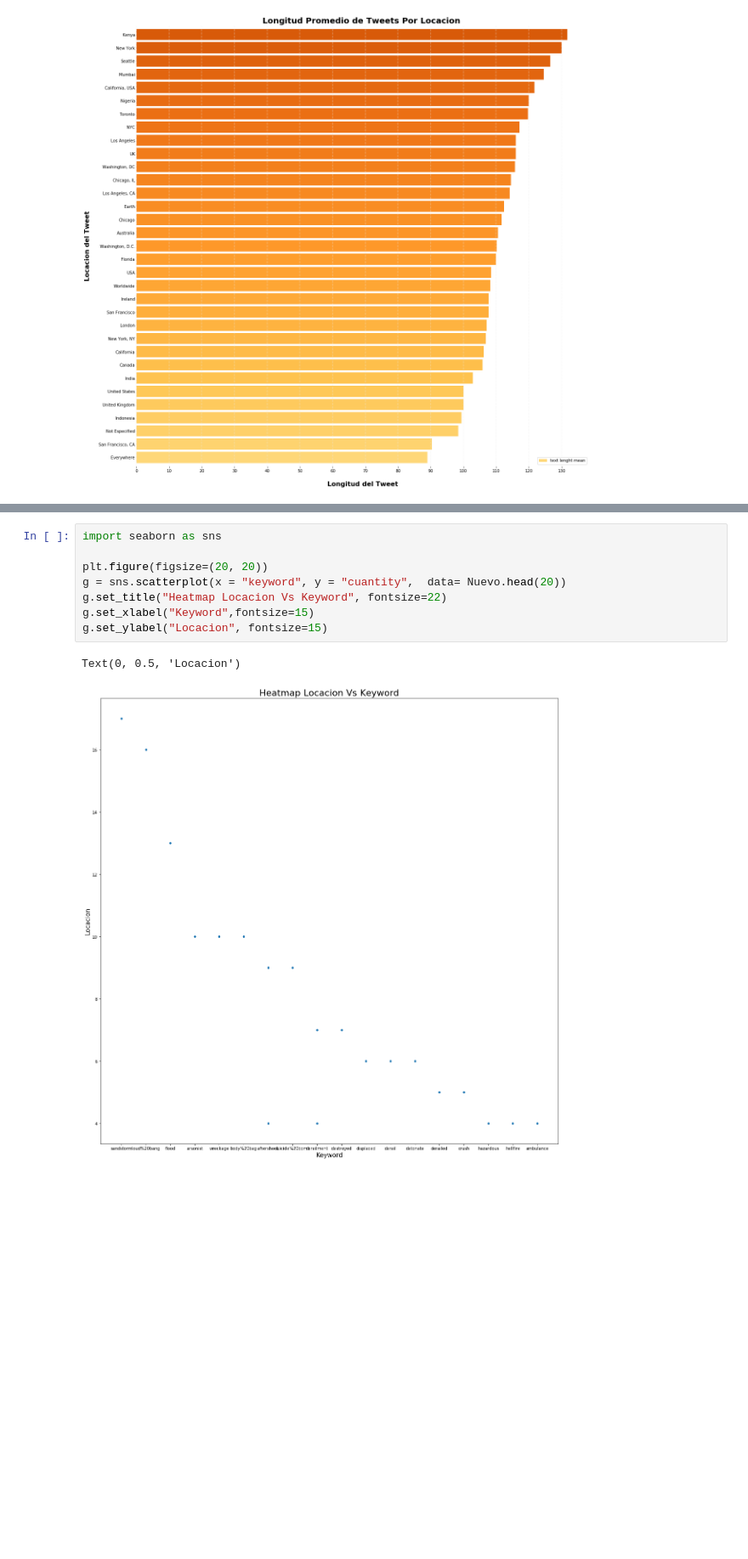
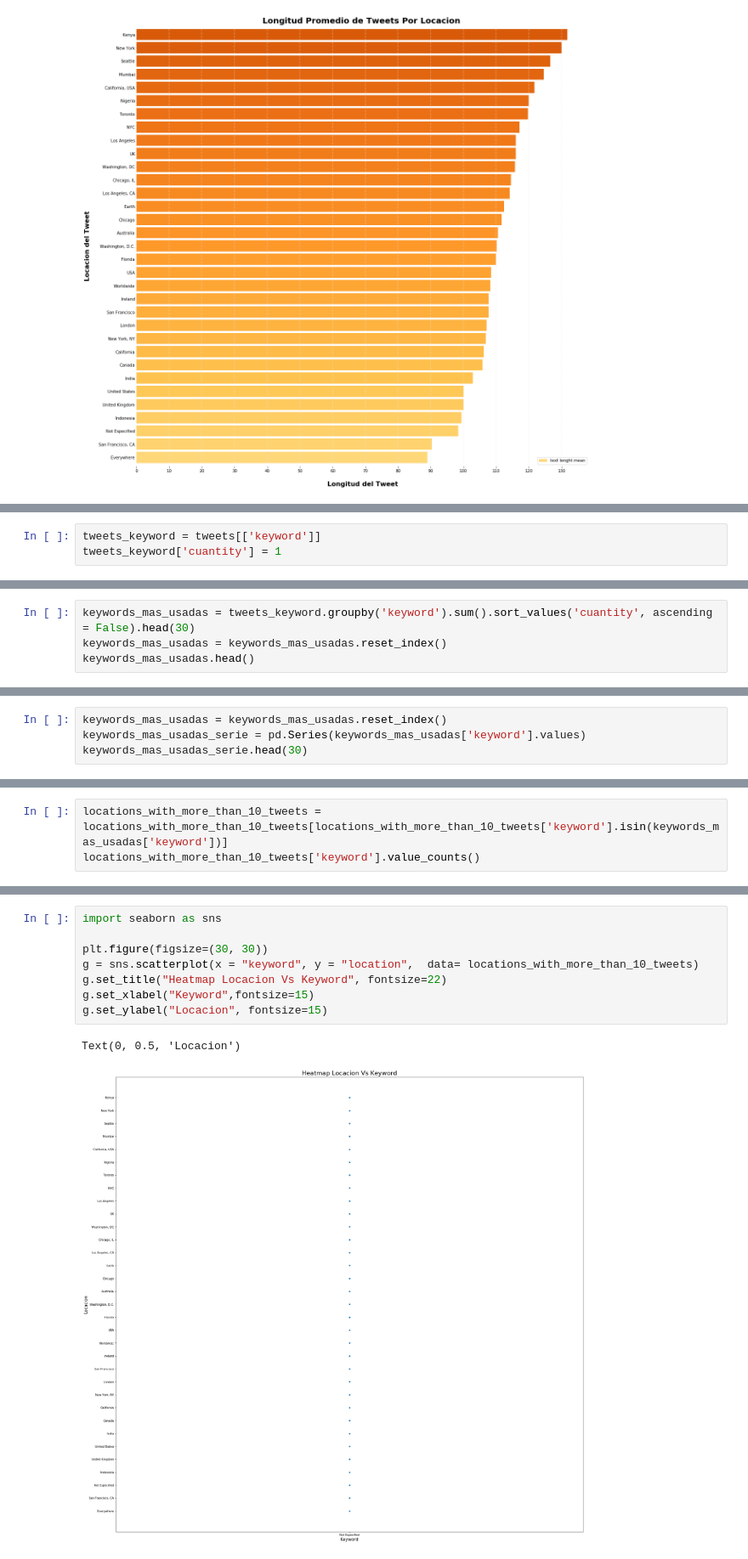
Before and after one commit to RiedelNicolas/TP1-Organizacion-de-Datos, a Jupyter notebook: Hugo.ipynb, the cells around one changed output, grey strips where cells are left out. Shown at 85% size. Drawn from its saved outputs; the diff is of its cells as text; blank space fills up the shorter version.

Commit message:
Casi scatter

```diff
--- a/Hugo.ipynb
+++ b/Hugo.ipynb
@@ -393,0 +383,3 @@ See the caveats in the documentation: https://pandas.pydata.org/pandas-docs/stab
+# %%
+tweets_keyword = tweets[['keyword']]
+tweets_keyword['cuantity'] = 1
@@ -455,0 +394,4 @@ Nuevo.head()
+# %%
+keywords_mas_usadas = tweets_keyword.groupby('keyword').sum().sort_values('cuantity', ascending = False).head(30)
+keywords_mas_usadas = keywords_mas_usadas.reset_index()
+keywords_mas_usadas.head()
@@ -455,0 +405,4 @@ Nuevo.head()
+# %%
+keywords_mas_usadas = keywords_mas_usadas.reset_index()
+keywords_mas_usadas_serie = pd.Series(keywords_mas_usadas['keyword'].values)
+keywords_mas_usadas_serie.head(30)
@@ -455,0 +427,3 @@ Nuevo.head()
+# %%
+locations_with_more_than_10_tweets = locations_with_more_than_10_tweets[locations_with_more_than_10_tweets['keyword'].isin(keywords_mas_usadas['keyword'])]
+locations_with_more_than_10_tweets['keyword'].value_counts()
@@ -456,11 +433,11 @@ Nuevo.head()
 # %%
 import seaborn as sns
 
-plt.figure(figsize=(20, 20))
-g = sns.scatterplot(x = "keyword", y = "cuantity",  data= Nuevo.head(20))
+plt.figure(figsize=(30, 30))
+g = sns.scatterplot(x = "keyword", y = "location",  data= locations_with_more_than_10_tweets)
 g.set_title("Heatmap Locacion Vs Keyword", fontsize=22)
 g.set_xlabel("Keyword",fontsize=15)
 g.set_ylabel("Locacion", fontsize=15)
 # %% [output]
 Text(0, 0.5, 'Locacion')
-[figure, old version]
+[figure, new version]
```
Also changed, not shown: parts of 22 cells of this notebook.
